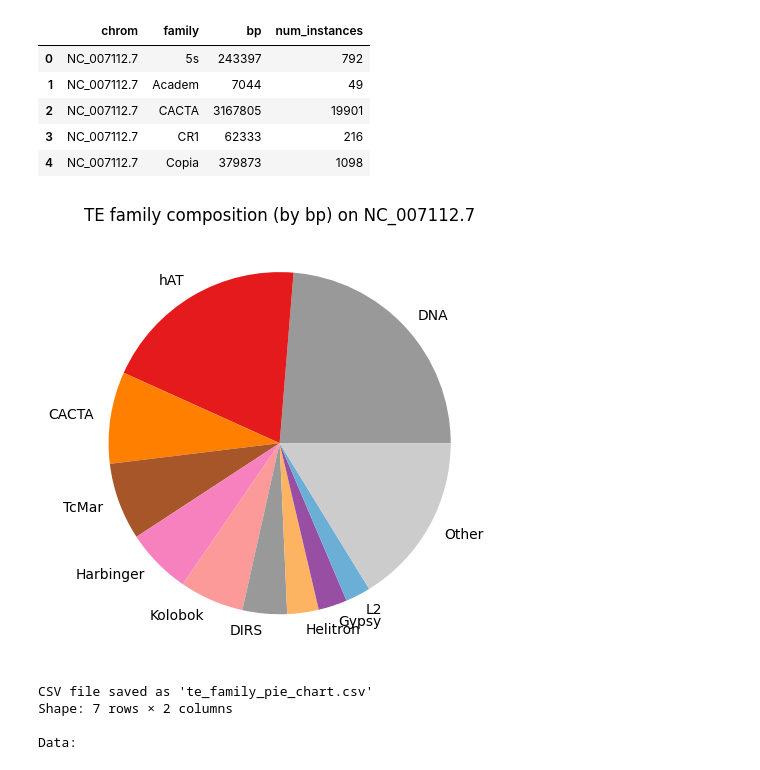
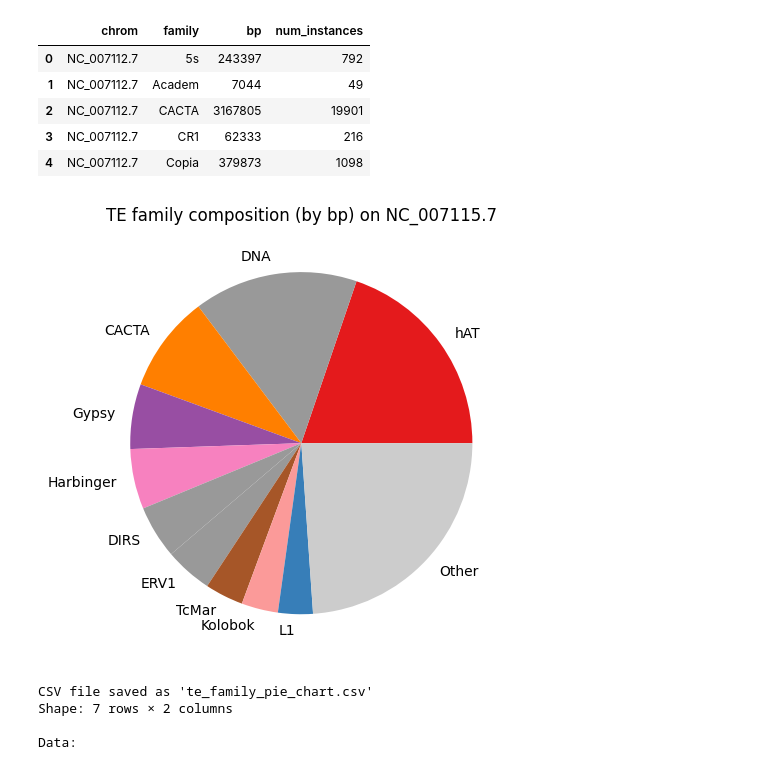
Before and after one commit to shalenyjlemko/DRario_compg, a Jupyter notebook: data/Drerio_FishTEDB/perChr_TE.ipynb, the cells around one changed output. Cells and saved outputs as stored; diff of their text form; code cells hidden in the pictures.

```diff
--- a/data/Drerio_FishTEDB/perChr_TE.ipynb
+++ b/data/Drerio_FishTEDB/perChr_TE.ipynb
@@ -99,31 +99,31 @@ def get_family_color(family_name, te_type=None):
 # %%
 import matplotlib.pyplot as plt
 
-chr_id = "NC_007112.7"
+chr_id = "NC_007115.7"
 data_chr = per_chr_family[per_chr_family["chrom"] == chr_id]
 
 # Keep only top N families, lump others as "Other"
 N = 10
 top = data_chr.sort_values("bp", ascending=False).head(N)
 others_bp = data_chr["bp"].sum() - top["bp"].sum()
 
 labels = top["family"].tolist()
 sizes = top["bp"].tolist()
 
 if others_bp > 0:
     labels.append("Other")
     sizes.append(others_bp)
 
 # Apply color palette
 colors = [family_palette.get(label, type_palette.get("Other", "#999999")) for label in labels]
 
 plt.figure()
 plt.pie(sizes, labels=labels, colors=colors)
 plt.title(f"TE family composition (by bp) on {chr_id}")
 plt.tight_layout()
 plt.show()
 # %% [output]
-[figure, old version]
+[figure, new version]
 # %%
 # Generate CSV for Canva from the pie chart data
 csv_data_pie = {
```
Also changed, not shown: parts of 5 cells of this notebook, 4 other files.
